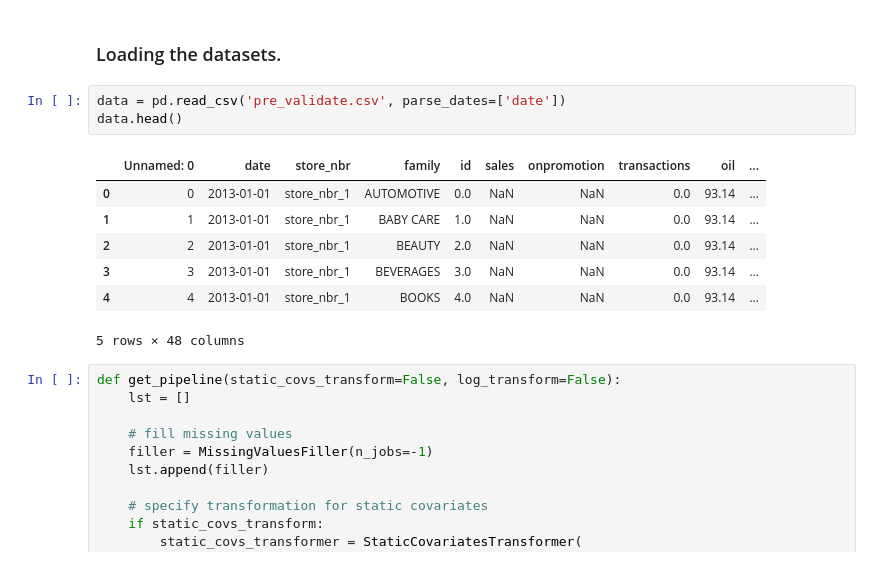
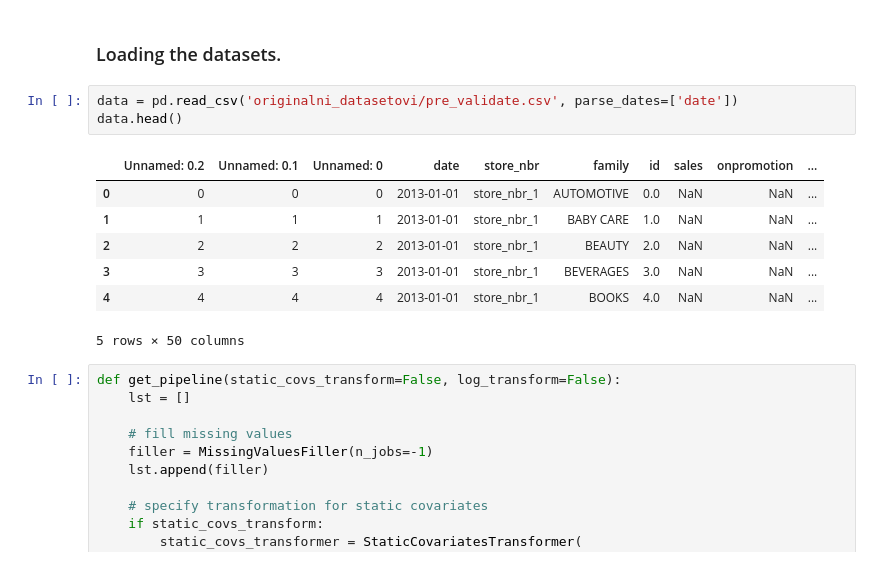
Before and after one commit to IvkovicDanica/Store-sales-time-series, a Jupyter notebook: ecuador-store-sales-global-forecasting-lightgbm.ipynb, the cells around one changed output. Cells and saved outputs as stored; diff of their text form.

```diff
--- a/ecuador-store-sales-global-forecasting-lightgbm.ipynb
+++ b/ecuador-store-sales-global-forecasting-lightgbm.ipynb
@@ -46,16 +46,16 @@ def cprint(title, *args):
 # %% [markdown]
 ### Loading the datasets.
 # %%
-data = pd.read_csv('pre_validate.csv', parse_dates=['date'])
+data = pd.read_csv('originalni_datasetovi/pre_validate.csv', parse_dates=['date'])
 data.head()
 # %% [output]
-|  | Unnamed: 0 | date | store_nbr | family | id | sales | onpromotion | transactions | oil | ... |
-| 0 | 0 | 2013-01-01 | store_nbr_1 | AUTOMOTIVE | 0.0 | NaN | NaN | 0.0 | 93.14 | ... |
-| 1 | 1 | 2013-01-01 | store_nbr_1 | BABY CARE | 1.0 | NaN | NaN | 0.0 | 93.14 | ... |
-| 2 | 2 | 2013-01-01 | store_nbr_1 | BEAUTY | 2.0 | NaN | NaN | 0.0 | 93.14 | ... |
-| 3 | 3 | 2013-01-01 | store_nbr_1 | BEVERAGES | 3.0 | NaN | NaN | 0.0 | 93.14 | ... |
-| 4 | 4 | 2013-01-01 | store_nbr_1 | BOOKS | 4.0 | NaN | NaN | 0.0 | 93.14 | ... |
+|  | Unnamed: 0.2 | Unnamed: 0.1 | Unnamed: 0 | date | store_nbr | family | id | sales | onpromotion | ... |
+| 0 | 0 | 0 | 0 | 2013-01-01 | store_nbr_1 | AUTOMOTIVE | 0.0 | NaN | NaN | ... |
+| 1 | 1 | 1 | 1 | 2013-01-01 | store_nbr_1 | BABY CARE | 1.0 | NaN | NaN | ... |
+| 2 | 2 | 2 | 2 | 2013-01-01 | store_nbr_1 | BEAUTY | 2.0 | NaN | NaN | ... |
+| 3 | 3 | 3 | 3 | 2013-01-01 | store_nbr_1 | BEVERAGES | 3.0 | NaN | NaN | ... |
+| 4 | 4 | 4 | 4 | 2013-01-01 | store_nbr_1 | BOOKS | 4.0 | NaN | NaN | ... |
-5 rows × 48 columns
+5 rows × 50 columns
 # %%
 def get_pipeline(static_covs_transform=False, log_transform=False):
     lst = []
```
Also changed, not shown: parts of 8 cells of this notebook, 7 other files.
